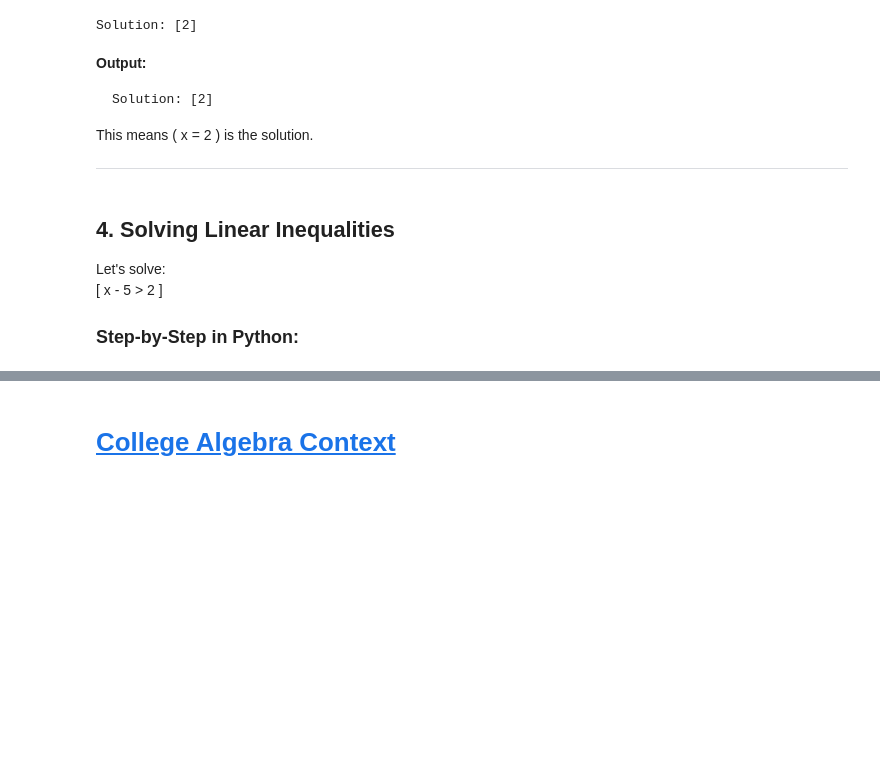
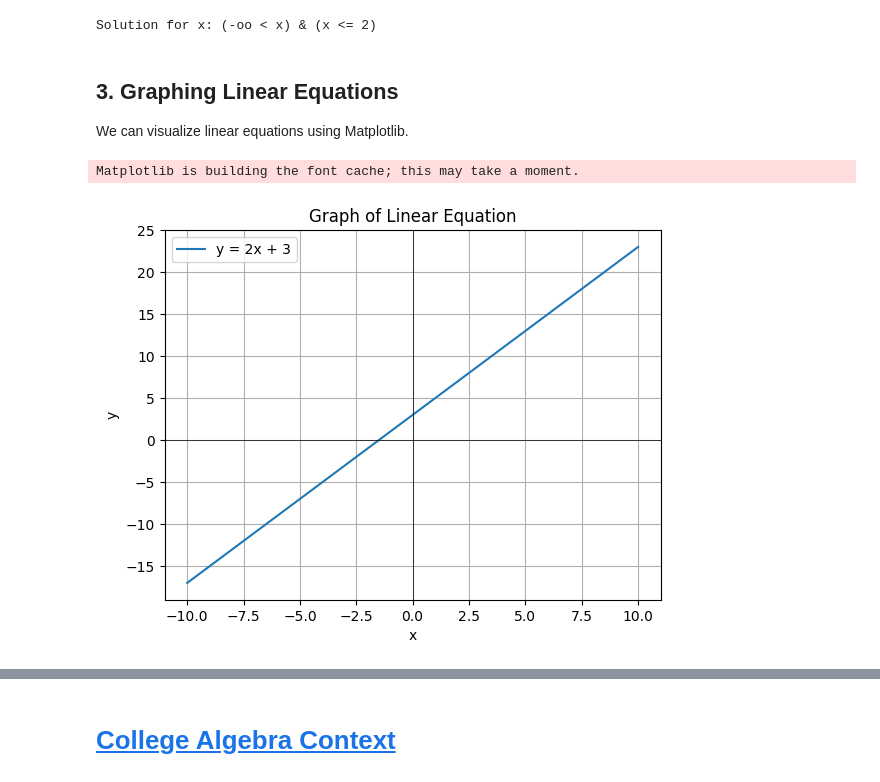
Before and after one commit to progressivepull/Algebra, a Jupyter notebook: Linear_Equations_and_Inequalities.ipynb, the cells around one changed output, grey strips where cells are left out. Drawn from its saved outputs; the diff is of its cells as text; code cells hidden in the pictures; blank space fills up the shorter version.

````diff
--- a/Linear_Equations_and_Inequalities.ipynb
+++ b/Linear_Equations_and_Inequalities.ipynb
@@ -46,31 +40,35 @@ Let's solve an equation:
 # %%
-from sympy import symbols, Eq, solve
+from sympy import symbols, solve
 
-# Define the variable
 x = symbols('x')
 
-# Define the equation: 2x + 3 = 7
-equation = Eq(2*x + 3, 7)
+# Solve inequality 2x + 3 ≤ 7
+inequality = 2*x + 3 <= 7
+solution = solve(inequality, x)
 
-# Solve for x
-solution = solve(equation, x)
-print("Solution:", solution)
+print("Solution for x:", solution)  # Output: x ≤ 2
 # %% [output]
-Solution: [2]
+Solution for x: (-oo < x) & (x <= 2)
-# %% [markdown]
-**Output:**
-```
-Solution: [2]
-```
-This means \( x = 2 \) is the solution.
-
----
-# %% [markdown]
-## 4. Solving Linear Inequalities
-
-Let's solve:
-\[
-x - 5 > 2
-\]
-
-### Step-by-Step in Python:
+# %% [markdown]
+## 3. Graphing Linear Equations
+We can visualize linear equations using Matplotlib.
+# %%
+import numpy as np
+import matplotlib.pyplot as plt
+
+# Define equation: y = 2x + 3
+x_vals = np.linspace(-10, 10, 100)
+y_vals = 2*x_vals + 3
+
+plt.plot(x_vals, y_vals, label='y = 2x + 3')
+plt.axhline(0, color='black', linewidth=0.5)
+plt.axvline(0, color='black', linewidth=0.5)
+plt.legend()
+plt.xlabel("x")
+plt.ylabel("y")
+plt.title("Graph of Linear Equation")
+plt.grid()
+plt.show()
+# %% [output]
+Matplotlib is building the font cache; this may take a moment.
+[figure, added]
````
Also changed, not shown: parts of 21 cells of this notebook.
